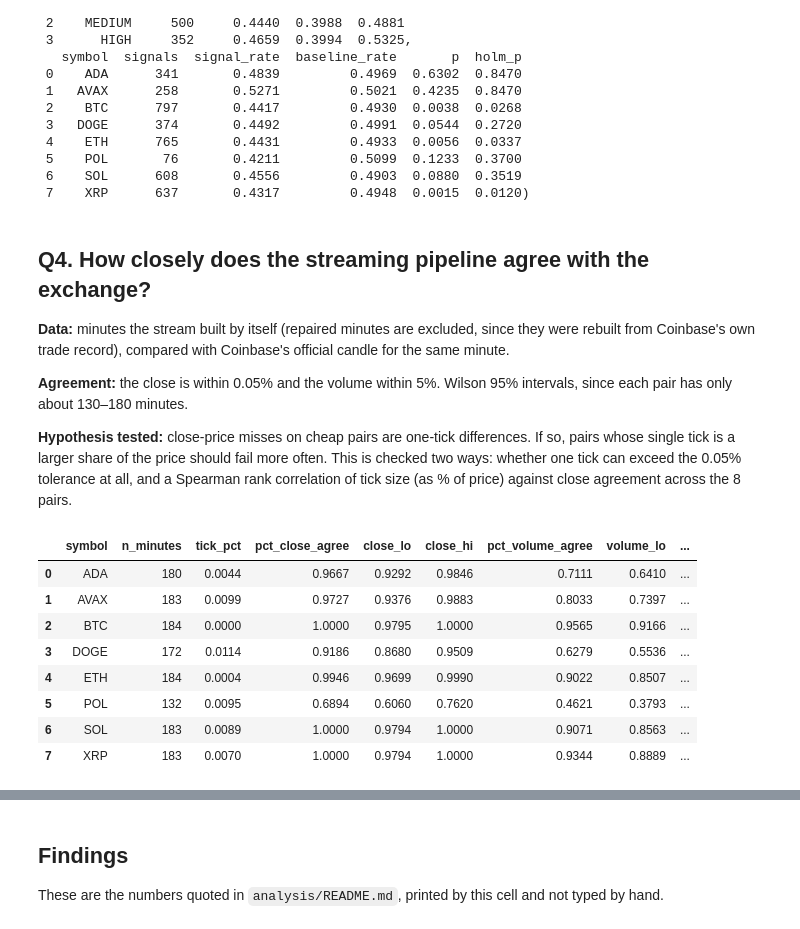
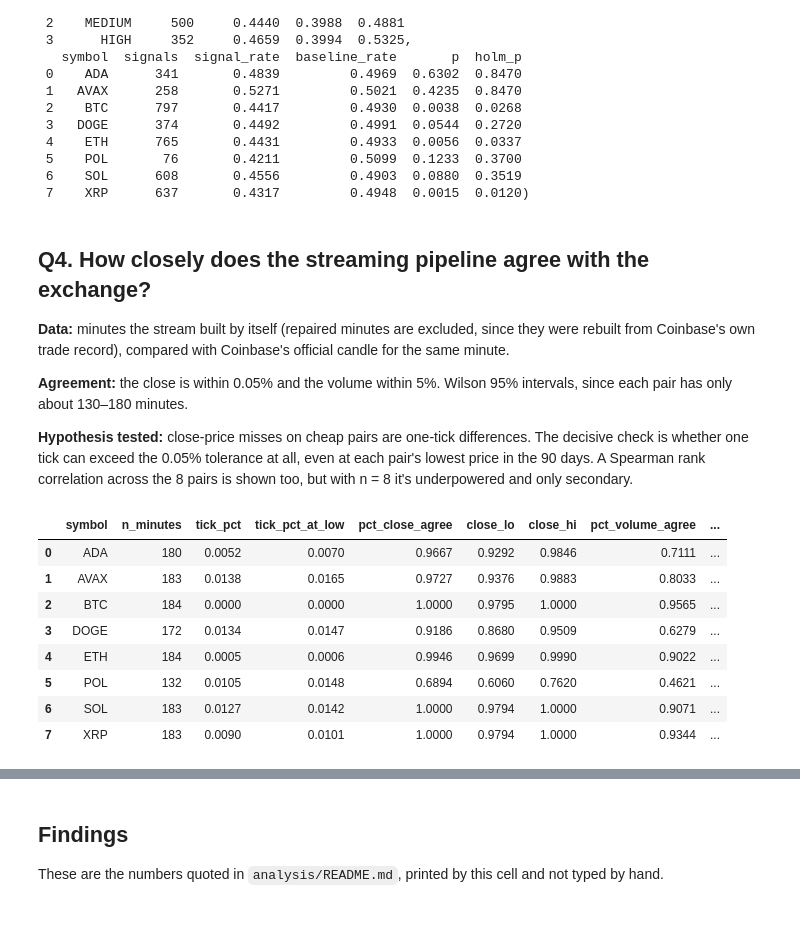
Before and after one commit to DiazSk/Real-Time-Cryptocurrency-Market-Analyzer, a Jupyter notebook: analysis/market_analysis.ipynb, the cells around one changed output, grey strips where cells are left out. Saved outputs shown, nothing was run; the diff lists cells and outputs as text; code cells hidden in the pictures.

```diff
--- a/analysis/market_analysis.ipynb
+++ b/analysis/market_analysis.ipynb
@@ -111,8 +111,9 @@ fig.savefig(CHARTS / "q1_volatility_acf.png", bbox_inches="tight")
 q1 = pd.DataFrame(q1)
 med = q1.lag1.median()
 findings.append({"question": "Q1 volatility clustering",
-                 "finding": f"median lag-1 autocorrelation {med:.2f} across pairs (per pair {q1.lag1.min():.2f}-{q1.lag1.max():.2f}); "
-                            f"{int(q1.beyond_null.sum())}/{len(q1)} pairs above the 95% shuffle null (null upper bound ~{q1.null_hi.max():.2f})"})
+                 "finding": f"median lag-1 autocorrelation {med:.2f} across pairs (per pair {q1.lag1.min():.2f}-{q1.lag1.max():.2f}, "
+                            f"95% CIs spanning {q1.ci_lo.min():.2f} to {q1.ci_hi.max():.2f}); {int(q1.beyond_null.sum())}/{len(q1)} pairs above the 95% shuffle null "
+                            f"(null upper bound at most {q1.null_hi.max():.2f}, for {q1.loc[q1.null_hi.idxmax(), 'symbol']}; median {q1.null_hi.median():.2f})"})
 q1.round(3)
 # %% [output]
 |  | symbol | lag1 | ci_lo | ci_hi | null_hi | beyond_null | lag24 | hours |
@@ -168,10 +171,13 @@ wk_ci = block_bootstrap_ci([d[["weekday", "norm"]].to_numpy() for _, d in vol.gr
 kw = pd.DataFrame([{"symbol": s, "kruskal_p": sps.kruskal(*[x.norm for _, x in g.groupby("hour_utc")]).pvalue}
                    for s, g in vol.groupby("symbol")])
 kw["holm_p"] = holm(kw.kruskal_p)
+clear = kw[kw.holm_p < 0.001]
+marginal = kw[(kw.holm_p >= 0.001) & (kw.holm_p < 0.05)]
 
 findings.append({"question": "Q2 intraday seasonality",
                  "finding": f"peak hour {peak:02d}:00 UTC is {by_hour.max() / by_hour.min():.2f}x the quietest ({trough:02d}:00 UTC), "
-                            f"95% CI {fmt_ci(ratio_ci, 2)}; hour effect significant for {int((kw.holm_p < 0.05).sum())}/{len(kw)} pairs (Kruskal-Wallis, Holm)"})
+                            f"95% CI {fmt_ci(ratio_ci, 2)}; hour effect clear (Holm p < 0.001) for {len(clear)}/{len(kw)} pairs"
+                            + "".join(f", marginal for {r.symbol} (p = {r.holm_p:.3f}, and the test assumes independent hours)" for r in marginal.itertuples())})
 findings.append({"question": "Q2 weekday vs weekend",
                  "finding": f"weekday hours are {wk_ratio:.2f}x as volatile as weekend hours, 95% CI {fmt_ci(wk_ci, 2)}"
                             + (" (includes 1: not distinguishable with 13 weeks)" if wk_ci[0] <= 1 <= wk_ci[1] else "")})
@@ -256,24 +262,28 @@ per_pair = pd.DataFrame(per_pair)
 per_pair["holm_p"] = holm(per_pair.p)
 
 fig, ax = plt.subplots(figsize=(7.5, 4))
-colors = ["0.6", "#8fb8ff", "#5b4bdb", "#2a1f8f"]
-ax.bar(sev.group, sev.continued, yerr=[sev.continued - sev.ci_lo, sev.ci_hi - sev.continued], color=colors, capsize=4)
-ax.axhline(0.5, color="0.4", ls="--", lw=0.8)
-ax.set_ylim(0.3, 0.6)
+colors = ["0.45", "#8fb8ff", "#5b4bdb", "#2a1f8f"]
+labels = ["non-signal\nminutes", "LOW\n|z| 4-6", "MEDIUM\n|z| 6-8", "HIGH\n|z| >= 8"]
+for x_, r in enumerate(sev.itertuples()):  # dot + interval, so the axis needn't start at 0
+    ax.errorbar(x_, r.continued, yerr=[[r.continued - r.ci_lo], [r.ci_hi - r.continued]], fmt="o", ms=8, color=colors[x_], capsize=5)
+    ax.annotate(f"n={r.n:,}", (x_, r.ci_lo), textcoords="offset points", xytext=(0, -14), ha="center", fontsize=8)
+ax.axhline(sev.continued.iloc[0], color="0.45", ls=":", lw=0.8)
+ax.axhline(0.5, color="0.7", ls="--", lw=0.8)
+ax.set_xticks(range(len(labels)), labels)
+ax.set_xlim(-0.5, len(labels) - 0.5)
+ax.set_ylim(sev.ci_lo.min() - 0.03, sev.ci_hi.max() + 0.01)  # room for the n= labels
 ax.set_ylabel("share that continued 15 min later")
-for x_, (n_, c_) in enumerate(zip(sev.n, sev.continued)):
-    ax.text(x_, 0.31, f"n={n_:,}", ha="center", fontsize=8, color="white" if x_ else "black")
 ax.set_title("Q3. Extreme moves continue less often than ordinary minutes\n(pooled; 95% CIs resample whole days, HIGH overlaps the baseline)")
 fig.tight_layout()
 fig.savefig(CHARTS / "q3_continuation.png", bbox_inches="tight")
 
 findings.append({"question": "Q3 continuation vs baseline",
-                 "finding": f"{tot.loc['signal', 'n']:,} signals continued {sig_rate:.1%} {fmt_ci(sig_ci)} vs {base_rate:.1%} {fmt_ci(base_ci)} for all {tot.loc['baseline', 'n']:,} minutes; "
-                            f"difference {sig_rate - base_rate:+.1%}, 95% CI {fmt_ci(diff_ci)} (z-test p={p:.2g}); "
-                            f"significant in {int((per_pair.holm_p < 0.05).sum())}/{len(per_pair)} pairs after Holm"})
+                 "finding": f"{tot.loc['signal', 'n']:,} signals continued {sig_rate:.1%} [{sig_ci[0]:.1%}, {sig_ci[1]:.1%}] vs {base_rate:.1%} [{base_ci[0]:.1%}, {base_ci[1]:.1%}] for the {tot.loc['baseline', 'n']:,} non-signal minutes; "
+                            f"difference {(sig_rate - base_rate) * 100:+.1f} pts, 95% CI [{diff_ci[0] * 100:+.1f}, {diff_ci[1] * 100:+.1f}] (day-block bootstrap); "
+                            f"per pair, significant in {int((per_pair.holm_p < 0.05).sum())}/{len(per_pair)} (two-proportion z, Holm; assumes independent minutes)"})
 findings.append({"question": "Q3 size of the follow-through",
                  "finding": f"mean 15-min return in the signal's direction {bps:+.1f} bps, 95% CI [{bps_ci[0]:+.1f}, {bps_ci[1]:+.1f}] (ordinary minutes {base_bps:+.2f} bps)"
-                            + ("; the CI includes 0: reversals are more frequent, but on average the move is not measurably given back" if bps_ci[0] <= 0 <= bps_ci[1] else "")})
+                            + ("; not distinguishable from zero" if bps_ci[0] <= 0 <= bps_ci[1] else "")})
 sev.round(4), per_pair.round(4)
 # %% [output]
 (      group       n  continued   ci_lo   ci_hi
@@ -297,51 +307,54 @@ sev.round(4), per_pair.round(4)
 
 **Agreement:** the close is within 0.05% and the volume within 5%. Wilson 95% intervals, since each pair has only about 130–180 minutes.
 
-**Hypothesis tested:** close-price misses on cheap pairs are one-tick differences. If so, pairs whose single tick is a larger share of the price should fail more often. This is checked two ways: whether one tick can exceed the 0.05% tolerance at all, and a Spearman rank correlation of tick size (as % of price) against close agreement across the 8 pairs.
+**Hypothesis tested:** close-price misses on cheap pairs are one-tick differences. The decisive check is whether one tick can exceed the 0.05% tolerance at all, even at each pair's lowest price in the 90 days. A Spearman rank correlation across the 8 pairs is shown too, but with n = 8 it's underpowered and only secondary.
 # %%
 agr = q('''
     select s.symbol, s.n_minutes, s.pct_close_agree, s.pct_volume_agree, s.pct_agree, t.quote_increment
     from analytics.mart_pipeline_vs_exchange_summary s
     join analytics.product_ticks t using (symbol)
 ''')
-px = q("select symbol, percentile_cont(0.5) within group (order by close) as median_close from analytics.fct_candles_1m where bucket > now() - interval '14 days' group by 1")
+# anchored on the data, not the clock, so a re-run later gives the same numbers
+px = q("select symbol, percentile_cont(0.5) within group (order by close) as median_close, min(close) as min_close from analytics.fct_candles_1m group by 1")
 agr = agr.merge(px, on="symbol")
 agr["tick_pct"] = agr.quote_increment.astype(float) / agr.median_close.astype(float) * 100
+agr["tick_pct_at_low"] = agr.quote_increment.astype(float) / agr.min_close.astype(float) * 100  # worst case over 90 days
 for col in ("close", "volume"):
     k = (agr[f"pct_{col}_agree"].astype(float) * agr.n_minutes).round()
     cis = [wilson_ci(kk, nn) for kk, nn in zip(k, agr.n_minutes)]
     agr[f"{col}_lo"], agr[f"{col}_hi"] = zip(*cis)
 rho, rho_p = sps.spearmanr(agr.tick_pct, agr.pct_close_agree.astype(float))
 
 fig, ax = plt.subplots(figsize=(7.5, 4.2))
 y = agr.pct_close_agree.astype(float)
 ax.errorbar(agr.tick_pct, y, yerr=[y - agr.close_lo, agr.close_hi - y], fmt="o", color="#5b4bdb", capsize=3)
 for _, r in agr.iterrows():
     ax.annotate(r.symbol, (r.tick_pct, float(r.pct_close_agree)), textcoords="offset points", xytext=(6, 3), fontsize=8)
 ax.axvline(0.05, color="0.5", ls="--", lw=0.8)
 ax.text(0.05, 0.02, " tolerance 0.05%", transform=ax.get_xaxis_transform(), fontsize=8, color="0.4")
 ax.set_xscale("log")
 ax.set_xlabel("one price tick as % of price (log scale)")
 ax.set_ylabel("minutes where close agrees (Wilson 95% CI)")
 ax.set_title(f"Q4. Every tick is far below the 0.05% tolerance, so ticks don't explain the misses (rho = {rho:.2f}, p = {rho_p:.2f})")
 fig.tight_layout()
 fig.savefig(CHARTS / "q4_agreement_ticks.png", bbox_inches="tight")
 
 majors = agr[agr.symbol.isin(["BTC", "ETH", "SOL", "XRP"])]
 findings.append({"question": "Q4 pipeline vs exchange",
                  "finding": f"BTC/ETH/SOL/XRP: close agrees on {majors.pct_close_agree.astype(float).min():.1%}-{majors.pct_close_agree.astype(float).max():.1%} of minutes, "
                             f"volume on {majors.pct_volume_agree.astype(float).min():.1%}-{majors.pct_volume_agree.astype(float).max():.1%} "
                             f"(about {int(majors.n_minutes.min())}-{int(majors.n_minutes.max())} minutes each); "
-                            f"tick-size explanation ruled out: the largest tick is {agr.tick_pct.max():.3f}% of price, below the 0.05% tolerance, "
-                            f"and rank correlation is not significant (rho = {rho:.2f}, p={rho_p:.2g}, 8 pairs); POL's close misses ({1 - float(agr.set_index('symbol').loc['POL', 'pct_close_agree']):.0%}) remain unexplained"})
-agr[["symbol", "n_minutes", "tick_pct", "pct_close_agree", "close_lo", "close_hi", "pct_volume_agree", "volume_lo", "volume_hi"]].round(4)
+                            f"tick-size explanation ruled out: even at its 90-day low price the largest tick is {agr.tick_pct_at_low.max():.3f}% of price ({agr.loc[agr.tick_pct_at_low.idxmax(), 'symbol']}), "
+                            f"below the 0.05% tolerance, so a one-tick difference can't fail the check (rank correlation rho = {rho:.2f}, p={rho_p:.2g}, n = 8, is underpowered and secondary); "
+                            f"POL's close misses ({1 - float(agr.set_index('symbol').loc['POL', 'pct_close_agree']):.0%}) remain unexplained"})
+agr[["symbol", "n_minutes", "tick_pct", "tick_pct_at_low", "pct_close_agree", "close_lo", "close_hi", "pct_volume_agree", "volume_lo", "volume_hi"]].round(4)
 # %% [output]
-|  | symbol | n_minutes | tick_pct | pct_close_agree | close_lo | close_hi | pct_volume_agree | volume_lo | ... |
-| 0 | ADA | 180 | 0.0044 | 0.9667 | 0.9292 | 0.9846 | 0.7111 | 0.6410 | ... |
-| 1 | AVAX | 183 | 0.0099 | 0.9727 | 0.9376 | 0.9883 | 0.8033 | 0.7397 | ... |
-| 2 | BTC | 184 | 0.0000 | 1.0000 | 0.9795 | 1.0000 | 0.9565 | 0.9166 | ... |
-| 3 | DOGE | 172 | 0.0114 | 0.9186 | 0.8680 | 0.9509 | 0.6279 | 0.5536 | ... |
-| 4 | ETH | 184 | 0.0004 | 0.9946 | 0.9699 | 0.9990 | 0.9022 | 0.8507 | ... |
-| 5 | POL | 132 | 0.0095 | 0.6894 | 0.6060 | 0.7620 | 0.4621 | 0.3793 | ... |
-| 6 | SOL | 183 | 0.0089 | 1.0000 | 0.9794 | 1.0000 | 0.9071 | 0.8563 | ... |
-| 7 | XRP | 183 | 0.0070 | 1.0000 | 0.9794 | 1.0000 | 0.9344 | 0.8889 | ... |
+|  | symbol | n_minutes | tick_pct | tick_pct_at_low | pct_close_agree | close_lo | close_hi | pct_volume_agree | ... |
+| 0 | ADA | 180 | 0.0052 | 0.0070 | 0.9667 | 0.9292 | 0.9846 | 0.7111 | ... |
+| 1 | AVAX | 183 | 0.0138 | 0.0165 | 0.9727 | 0.9376 | 0.9883 | 0.8033 | ... |
+| 2 | BTC | 184 | 0.0000 | 0.0000 | 1.0000 | 0.9795 | 1.0000 | 0.9565 | ... |
+| 3 | DOGE | 172 | 0.0134 | 0.0147 | 0.9186 | 0.8680 | 0.9509 | 0.6279 | ... |
+| 4 | ETH | 184 | 0.0005 | 0.0006 | 0.9946 | 0.9699 | 0.9990 | 0.9022 | ... |
+| 5 | POL | 132 | 0.0105 | 0.0148 | 0.6894 | 0.6060 | 0.7620 | 0.4621 | ... |
+| 6 | SOL | 183 | 0.0127 | 0.0142 | 1.0000 | 0.9794 | 1.0000 | 0.9071 | ... |
+| 7 | XRP | 183 | 0.0090 | 0.0101 | 1.0000 | 0.9794 | 1.0000 | 0.9344 | ... |
```
Also changed, not shown: parts of 4 cells of this notebook, 6 other files.
